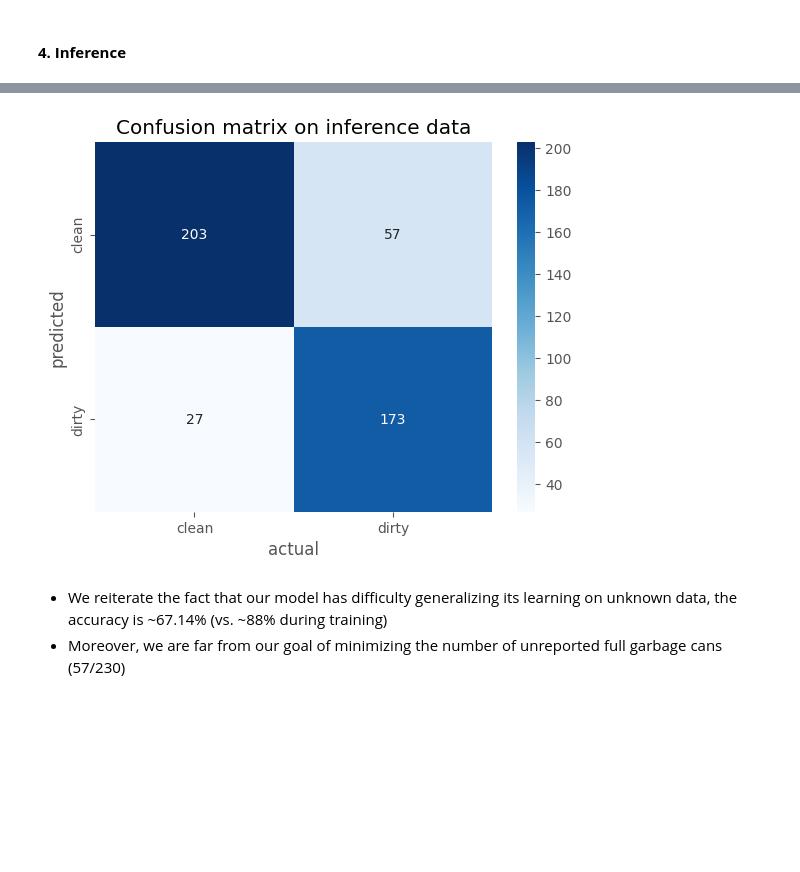
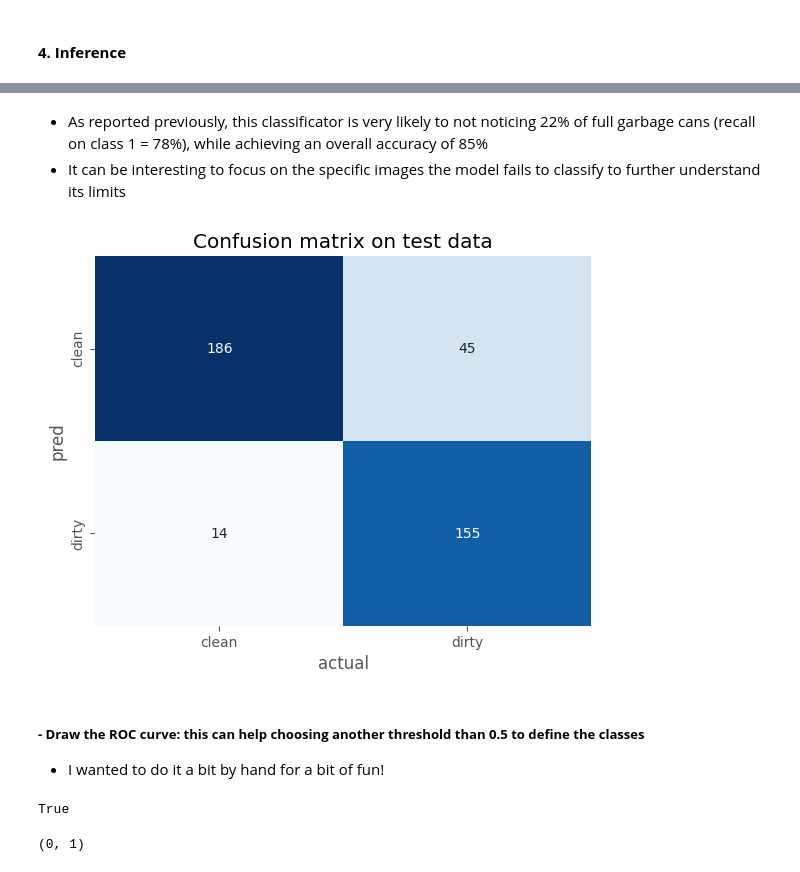
Before and after one commit to bryantchakote/test-technique-suez, a Jupyter notebook: classification_garbage/answer.ipynb, the cells around one changed output, grey strips where cells are left out. Drawn from its saved outputs; the diff is of its cells as text; code cells hidden in the pictures; blank space fills up the shorter version.

Commit message:
Improvements on the classification model, splits updated

```diff
--- a/classification_garbage/answer.ipynb
+++ b/classification_garbage/answer.ipynb
@@ -154,5 +166,6 @@ Image(filename="/content/runs/classify/train/confusion_matrix.png", width=600)
 # %%
-# Run the trained model on inference (or test) data
-inference_clean = model("/content/drive/MyDrive/labelled_data/inference/clean")
-inference_dirty = model("/content/drive/MyDrive/labelled_data/inference/dirty")
+# Run the trained model on test data
+pred_clean = model("/content/drive/MyDrive/labelled_data/test/clean")
+pred_dirty = model("/content/drive/MyDrive/labelled_data/test/dirty")
+
 display.clear_output()
@@ -164,4 +171,0 @@ model.names
-# %%
-# Extract the actual predictions
-pred_clean = [model.names[inference_obj.probs.top1] for inference_obj in inference_clean]
-pred_dirty = [model.names[inference_obj.probs.top1] for inference_obj in inference_dirty]
@@ -196,0 +172,12 @@ inference_results.sample(10)
+# %%
+# Extract the predictions
+pred_raw = pred_clean + pred_dirty
+pred = [json.loads(p.to_json())[0] for p in pred_raw]
+pred = [p["class"] for p in pred]
+# %%
+# Classification metrics
+actual = []
+actual.extend([0] * len(pred_clean))
+actual.extend([1] * len(pred_dirty))
+
+print(classification_report(actual, pred))
@@ -197,13 +193,19 @@ inference_results.sample(10)
+# %% [markdown]
+- As reported previously, this classificator is very likely to not noticing 22% of full garbage cans (recall on class 1 = 78%), while achieving an overall accuracy of 85%
+- It can be interesting to focus on the specific images the model fails to classify to further understand its limits
 # %%
-import seaborn as sns
+# Plot the confusion matrix
+data = {"pred": pred, "actual": actual}
+test_df = pd.DataFrame(data)
+test_df.replace(targets_map_dict, inplace=True)  # ids to class names
 
-confusion_matrix = pd.crosstab(inference_results["predicted"], inference_results["actual"])
-sns.heatmap(confusion_matrix, cmap="Blues", annot=True, fmt="d")
-
-plt.title("Confusion matrix on inference data")
+cm = pd.crosstab(test_df["pred"], test_df["actual"])
+sns.heatmap(cm, cmap="Blues", annot=True, fmt="d", cbar=False)
+plt.title("Confusion matrix on test data")
 plt.show()
 # %% [output]
-[figure, old version]
+[figure, new version]
-# %% [markdown]
-- We reiterate the fact that our model has difficulty generalizing its learning on unknown data, the accuracy is ~67.14% (vs. ~88% during training)
-- Moreover, we are far from our goal of minimizing the number of unreported full garbage cans (57/230)
+# %% [markdown]
+##### **- Draw the ROC curve: this can help choosing another threshold than 0.5 to define the classes**
+
+- I wanted to do it a bit by hand for a bit of fun!
@@ -209,0 +215,15 @@ plt.show()
+# %%
+# For a given threshold, compute the new predictions
+# Eg. For the default value (0.5)
+threshold = 0.5
+thresh_pred = list(dirty_prob >= threshold)  # 0: clean, 1: dirty
+
+# Check if these predictions match with the model's predictions
+pred == thresh_pred
+# %% [output]
+True
+# %%
+# Remember, we have the actual predictions
+actual[0], actual[-1]
+# %% [output]
+(0, 1)
```
Also changed, not shown: parts of 29 cells of this notebook, 9 other files.
